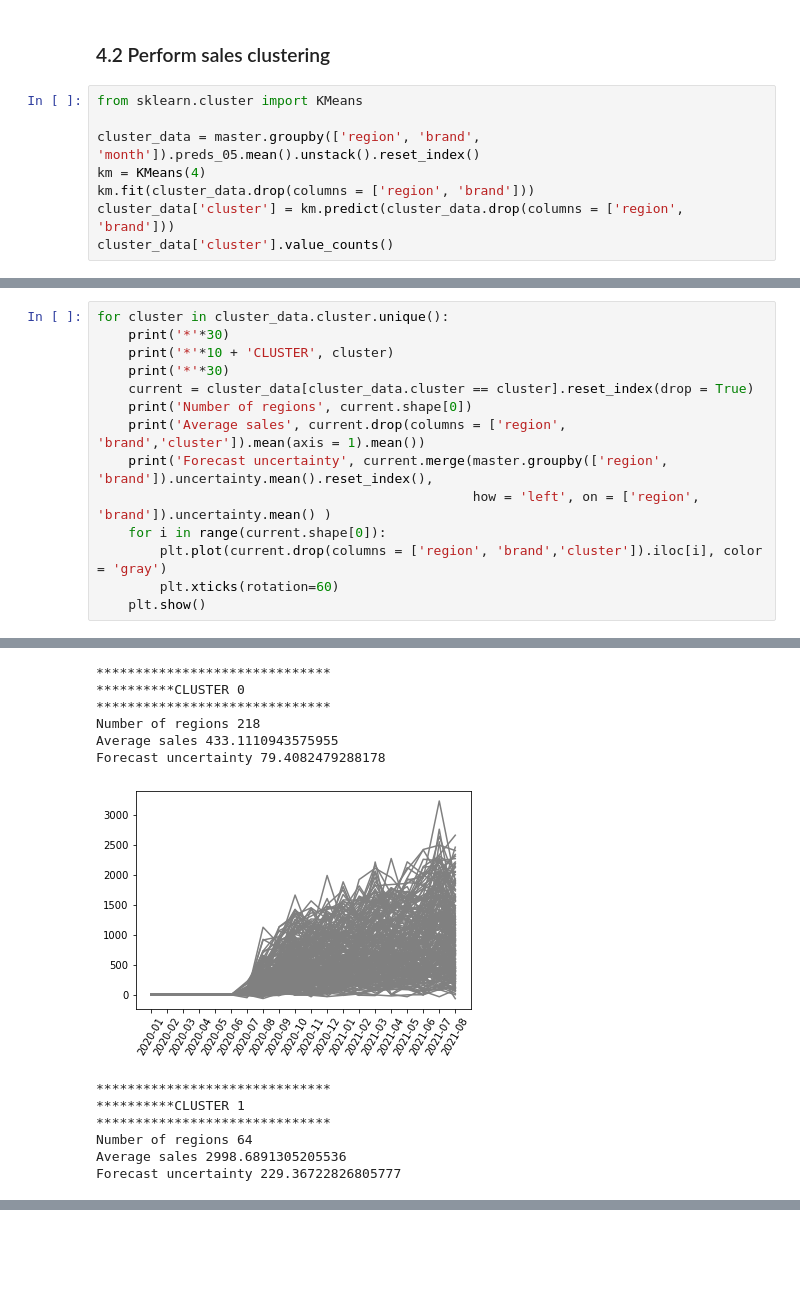
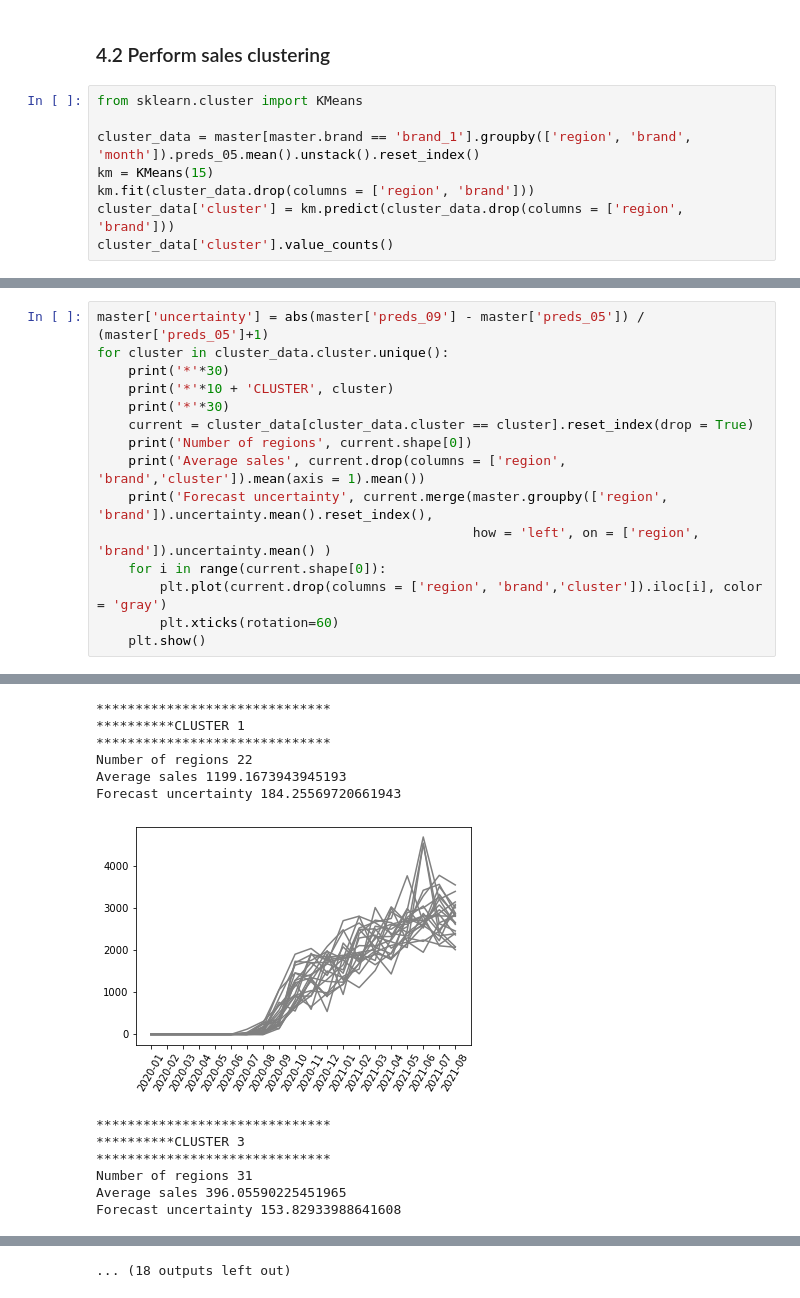
Before and after one commit to Bulbasaurzc/novartis-datathon-2021, a Jupyter notebook: notebooks/4_cluster_analysis.ipynb, the cells around one changed output, grey strips where cells are left out. Saved outputs shown, nothing was run; the diff lists cells and outputs as text; blank space fills up the shorter version.

```diff
--- a/notebooks/4_cluster_analysis.ipynb
+++ b/notebooks/4_cluster_analysis.ipynb
@@ -32,8 +32,8 @@ master.head()
 # %%
 from sklearn.cluster import KMeans
 
-cluster_data = master.groupby(['region', 'brand', 'month']).preds_05.mean().unstack().reset_index()
-km = KMeans(4)
+cluster_data = master[master.brand == 'brand_1'].groupby(['region', 'brand', 'month']).preds_05.mean().unstack().reset_index()
+km = KMeans(15)
 km.fit(cluster_data.drop(columns = ['region', 'brand']))
 cluster_data['cluster'] = km.predict(cluster_data.drop(columns = ['region', 'brand']))
 cluster_data['cluster'].value_counts()
@@ -45,5 +56,6 @@ cluster_data['cluster'].value_counts()
 Name: cluster, dtype: int64
 # %%
+master['uncertainty'] = abs(master['preds_09'] - master['preds_05']) / (master['preds_05']+1)
 for cluster in cluster_data.cluster.unique():
     print('*'*30)
     print('*'*10 + 'CLUSTER', cluster)
@@ -68,13 +80,13 @@ Forecast uncertainty 121.45677395170395
 ******************************
-**********CLUSTER 0
+**********CLUSTER 1
 ******************************
-Number of regions 218
-Average sales 433.1110943575955
-Forecast uncertainty 79.4082479288178
+Number of regions 22
+Average sales 1199.1673943945193
+Forecast uncertainty 184.25569720661943
-[figure, old version]
+[figure, new version]
 ******************************
-**********CLUSTER 1
+**********CLUSTER 3
 ******************************
-Number of regions 64
-Average sales 2998.6891305205536
-Forecast uncertainty 229.36722826805777
+Number of regions 31
+Average sales 396.05590225451965
+Forecast uncertainty 153.82933988641608
@@ -88,0 +115 @@ Forecast uncertainty 473.9661273170486
+... (18 outputs left out)
```
Also changed, not shown: parts of 8 cells of this notebook, 6 other files.
